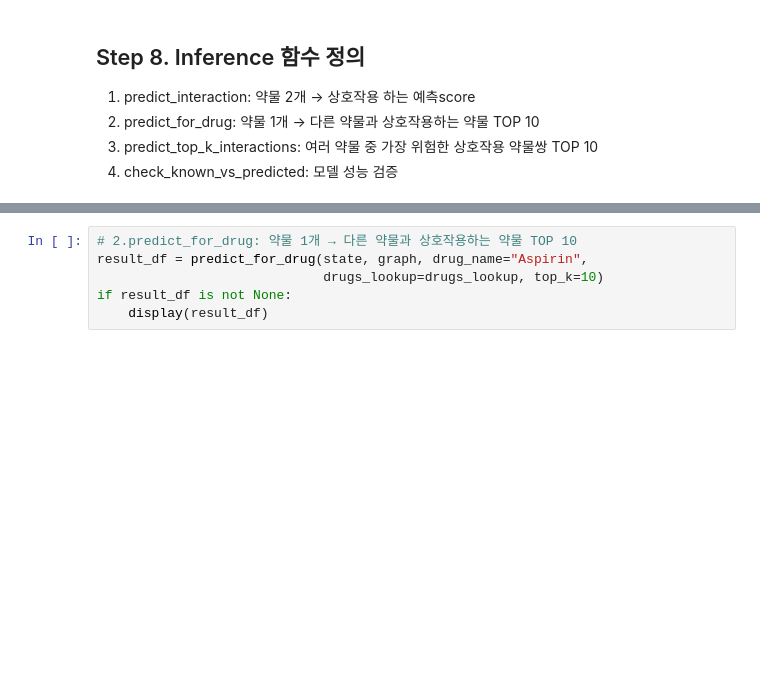
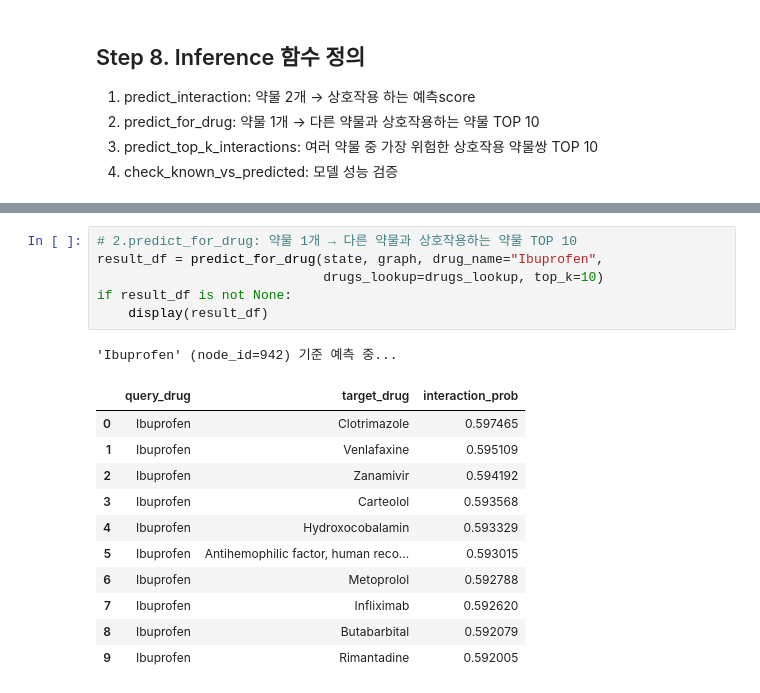
Before and after one commit to 202397101/DDI, a Jupyter notebook: ddi.ipynb, the cells around one changed output, grey strips where cells are left out. Drawn from its saved outputs; the diff is of its cells as text; blank space fills up the shorter version.

```diff
--- a/ddi.ipynb
+++ b/ddi.ipynb
@@ -321,9 +338,22 @@ print(f"예측 상호작용 확률: {prob:.4f}  →  {'✅ 상호작용 있음'
 # %%
 # 2.predict_for_drug: 약물 1개 → 다른 약물과 상호작용하는 약물 TOP 10
-result_df = predict_for_drug(state, graph, drug_name="Aspirin",
+result_df = predict_for_drug(state, graph, drug_name="Ibuprofen",
                              drugs_lookup=drugs_lookup, top_k=10)
 if result_df is not None:
     display(result_df)
+# %% [output]
+'Ibuprofen' (node_id=942) 기준 예측 중...
+|  | query_drug | target_drug | interaction_prob |
+| 0 | Ibuprofen | Clotrimazole | 0.597465 |
+| 1 | Ibuprofen | Venlafaxine | 0.595109 |
+| 2 | Ibuprofen | Zanamivir | 0.594192 |
+| 3 | Ibuprofen | Carteolol | 0.593568 |
+| 4 | Ibuprofen | Hydroxocobalamin | 0.593329 |
+| 5 | Ibuprofen | Antihemophilic factor, human reco... | 0.593015 |
+| 6 | Ibuprofen | Metoprolol | 0.592788 |
+| 7 | Ibuprofen | Infliximab | 0.592620 |
+| 8 | Ibuprofen | Butabarbital | 0.592079 |
+| 9 | Ibuprofen | Rimantadine | 0.592005 |
 # %%
 # 3.predict_top_k_interactions: 여러 약물 중 가장 위험한 상호작용 약물쌍 TOP 10
 sample_ids = drugs_lookup["node_id"].sample(50, random_state=42).tolist()
```
Also changed, not shown: parts of 8 cells of this notebook.
